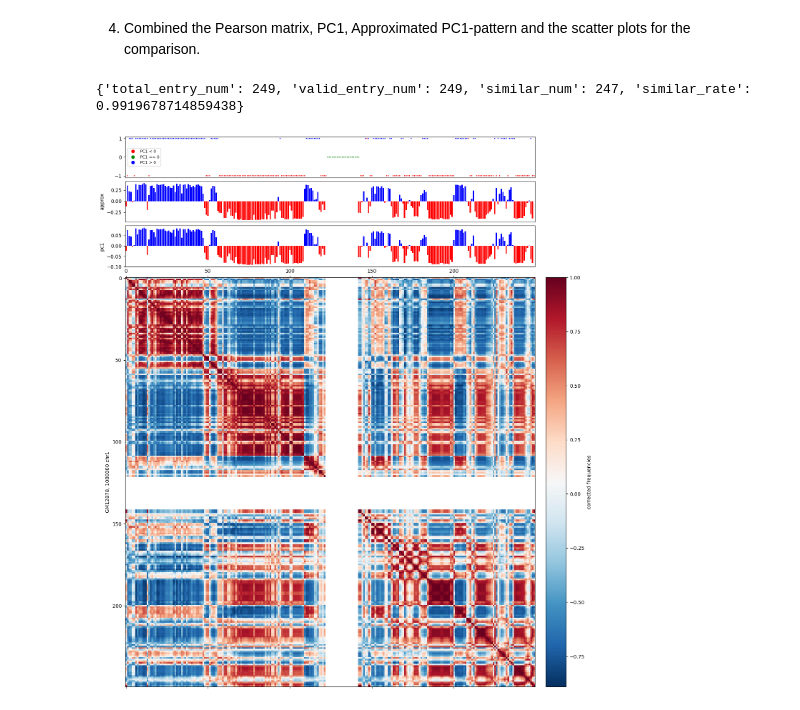
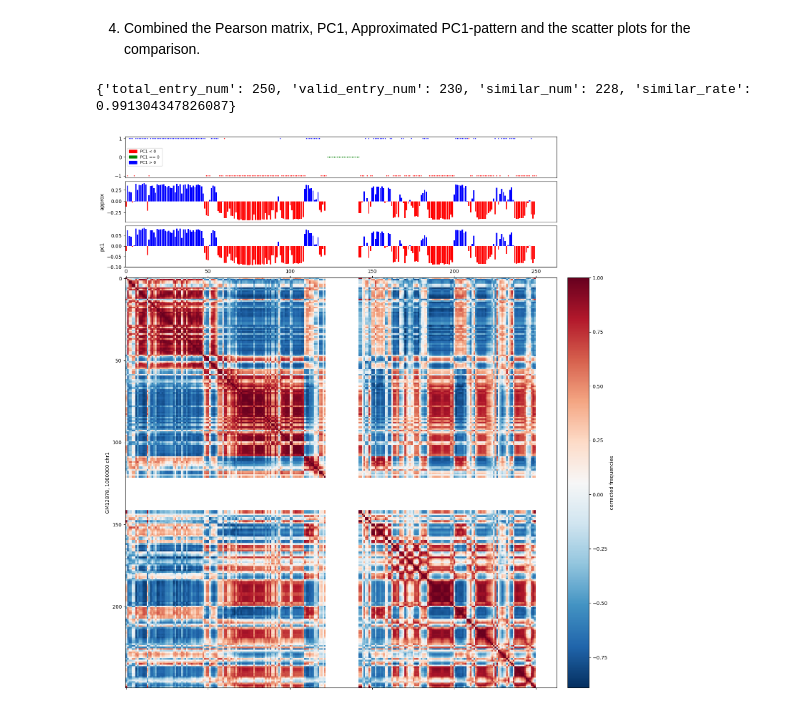
Before and after one commit to ZhiRongDev/HiCPEP, a Jupyter notebook: examples/example.ipynb, the cells around one changed output. Saved outputs shown, nothing was run; the diff lists cells and outputs as text; code cells hidden in the pictures.

```diff
--- a/examples/example.ipynb
+++ b/examples/example.ipynb
@@ -226,18 +231,7 @@ valid_entry_num (Exclude the origin NaN entries): 230
 # %%
 # Compare the similarity between the HiCPAP calculated PC1 and the Approximated PC1-pattern.
-pc1_np = pc1_np[:-1]
+approx_np = flip_track_gc(track_np=approx_np, gc_np=gc_np)
 pc1_np = flip_track_gc(track_np=pc1_np, gc_np=gc_np)
-similarity_info = paptools.calc_similarity(pc1_np=pc1_np, approx_np=approx_np)
-print(f"1. {similarity_info}")
-
-
-# Compare the similarity between the Juicer calculated PC1 and the Approximated PC1-pattern.
-juicer_pc1 = "./data/juicer_data/gm12878_1000000_pc1_chr1.txt"
-juicer_pc1_df = pd.read_table(juicer_pc1, header=None)
-juicer_pc1_np = juicer_pc1_df.values.flatten()
-
-juicer_pc1_np = juicer_pc1_np[:-1]
-juicer_pc1_np = flip_track_gc(track_np=juicer_pc1_np, gc_np=gc_np)
-similarity_info = paptools.calc_similarity(pc1_np=juicer_pc1_np, approx_np=approx_np)
-print(f"2. {similarity_info}")
+similarity_info = paptools.calc_similarity(track1_np=pc1_np, track2_np=approx_np)
+print(f"similarity_info: {similarity_info}")
 # %% [output]
@@ -270,44 +265,46 @@ f, ax = plt.subplots(
 )
 im = ax.matshow(
     pearson_np,
     cmap='RdBu_r',
 )
 
 divider = make_axes_locatable(ax)
 cax = divider.append_axes("right", size="5%", pad=0.3)
 plt.colorbar(im, cax=cax, label='corrected frequencies')
 ax.set_ylabel(f'{cell_line}, {resolution} chr{chrom}')
 
-#### Settings for pc1_np
+#### Settings for pc1_np (bar plot)
 ax1 = divider.append_axes("top", size="10%", pad=0.3, sharex=ax)
 pc1_x_axis = [i for i in range(0, len(pc1_np))]
 pc1_bar_color = ['b' if i > 0 else 'r' for i in pc1_np]
 ax1.bar(x=pc1_x_axis, height=pc1_np, color=pc1_bar_color)
 ax1.set_ylabel('pc1')
 ax1.xaxis.set_visible(False)
 
-#### Settings for approx_np
+#### Settings for approx_np (bar plot)
 ax2 = divider.append_axes("top", size="10%", pad=0.1, sharex=ax)
 approx_x_axis = [i for i in range(0, len(approx_np))]
 approx_bar_color = ['b' if i > 0 else 'r' for i in approx_np]
 ax2.bar(x=approx_x_axis, height=approx_np, color=approx_bar_color)
 ax2.set_ylabel('approx')
 ax2.xaxis.set_visible(False)
 
-#### Settings for pc1_np vs approx_np
-similarity_info = paptools.calc_similarity(pc1_np, approx_np)
+#### Settings for pc1_np vs approx_np (scatter plot)
+similarity_info = paptools.calc_similarity(track1_np=pc1_np, track2_np=approx_np)
 total_entry_num = similarity_info["total_entry_num"]
-print(similarity_info)
 plot_x_axis = [i + 1 for i in range(total_entry_num)]
 approx_dots = [1 if i > 0 else -1 if i < 0 else 0 for i in approx_np]
-pc1_colors_values = [2 if i > 0 else 0 if i < 0 else 1 for i in pc1_np]
-pc1_colors = ListedColormap(['r', 'g', 'b'])
-scatter_labels = ["PC1 < 0", "PC1 == 0", "PC1 > 0"]
+pc1_colors_values = ['b' if i > 0 else 'r' if i < 0 else 'g' for i in pc1_np]
+# https://matplotlib.org/stable/users/explain/axes/legend_guide.html
+red_patch = mpatches.Patch(color='r', label='PC1 < 0 ')
+green_patch = mpatches.Patch(color='g', label='PC1 == 0 ')
+blue_patch = mpatches.Patch(color='b', label='PC1 > 0')
+ax3 = divider.append_axes("top", size="10%", pad=0.1, sharex=ax)
+scatter_config = ax3.scatter(plot_x_axis, approx_dots, c=pc1_colors_values, s=1)
+ax3.legend(handles=[red_patch, green_patch, blue_patch], fontsize="8", loc="center left")
+ax3.xaxis.set_visible(False)
 
-ax3 = divider.append_axes("top", size="10%", pad=0.1, sharex=ax)
-scatter_config = ax3.scatter(plot_x_axis, approx_dots, c=pc1_colors_values, cmap=pc1_colors, s=1)
-ax3.legend(handles=scatter_config.legend_elements()[0], labels=scatter_labels, fontsize="8", loc="center left")
-ax3.xaxis.set_visible(False)
+print(similarity_info)
 # %% [output]
-{'total_entry_num': 249, 'valid_entry_num': 249, 'similar_num': 247, 'similar_rate': 0.9919678714859438}
+{'total_entry_num': 250, 'valid_entry_num': 230, 'similar_num': 228, 'similar_rate': 0.991304347826087}
-[figure, old version]
+[figure, new version]
```
Also changed, not shown: parts of 16 cells of this notebook, 22 other files.
